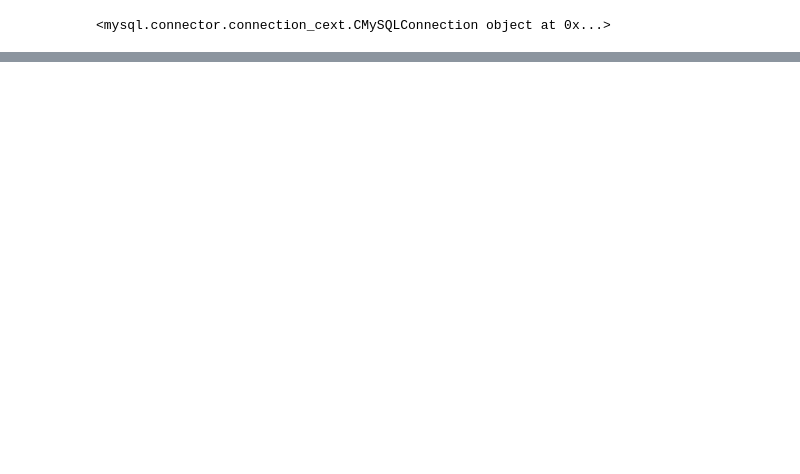
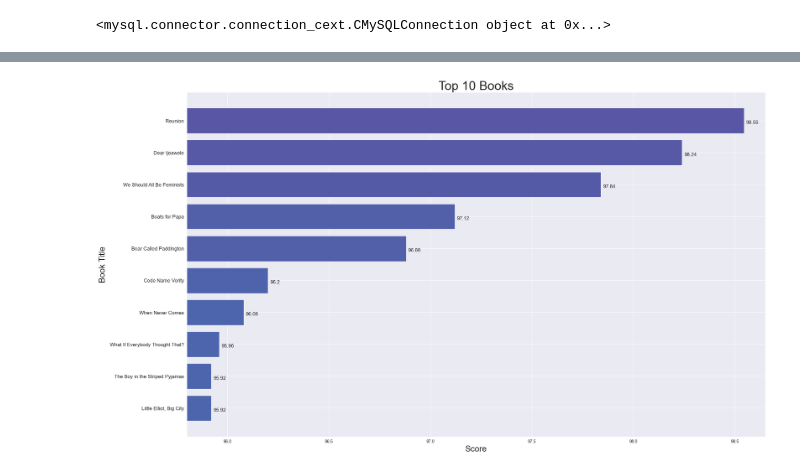
Before and after one commit to sanoooavi/Booktopia, a Jupyter notebook: phase4 Satistics/second_request.ipynb, the cells around one changed output, grey strips where cells are left out. Saved outputs shown, nothing was run; the diff lists cells and outputs as text; code cells hidden in the pictures; blank space fills up the shorter version.

```diff
--- a/phase4 Satistics/second_request.ipynb
+++ b/phase4 Satistics/second_request.ipynb
@@ -169,0 +127,18 @@ df.sort_values(by='writer_score', ascending=False)
+# %%
+sns.set_style("darkgrid")
+
+cmap = plt.get_cmap('Spectral')
+colors = cmap(np.array(top_books['Books_score'] * 100) / 100)
+fig, ax = plt.subplots(figsize=(25, 15))
+bar_plot = ax.barh(top_books['English_title'], top_books['Books_score'] * 100, color=colors)
+for i in ax.patches:
+    plt.text(i.get_width() + 0.01, i.get_y() + 0.5, str(round(i.get_width(), 2)), fontsize=12)
+ax.set_xlabel('Score', fontsize=20)
+ax.set_ylabel('Book Title', fontsize=20)
+ax.set_title('Top 10 Books', fontsize=30)
+ax.tick_params(axis='y', labelsize=12)
+ax.set_xlim([95.8, 98.65])
+ax.invert_yaxis()
+plt.show()
+# %% [output]
+[figure, added]
```
Also changed, not shown: parts of 14 cells of this notebook.
